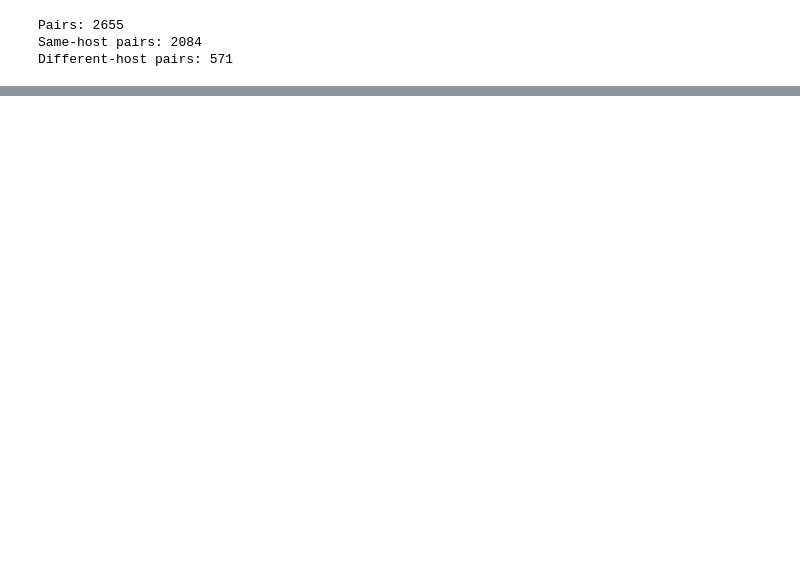
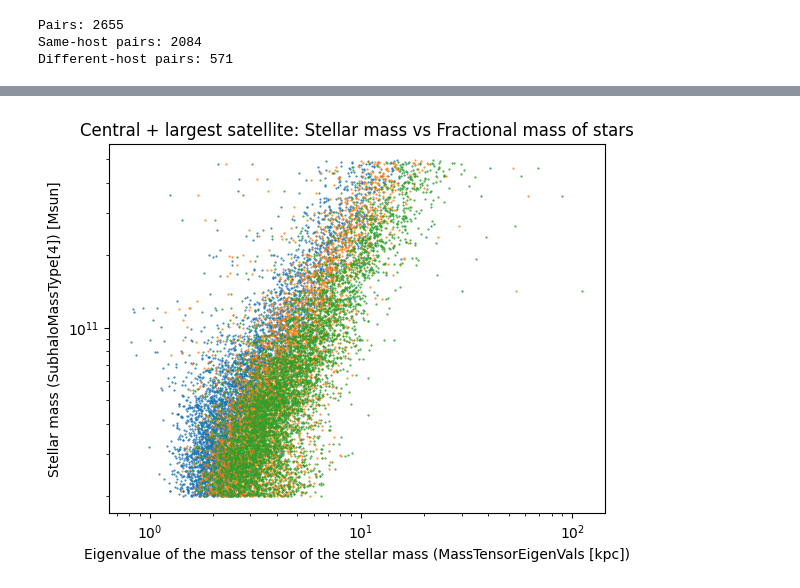
Before and after one commit to topesonen/dsp-cosmology, a Jupyter notebook: notebooks/explore_using_module_and_catalog.ipynb, the cells around one changed output, grey strips where cells are left out. Drawn from its saved outputs; the diff is of its cells as text; code cells hidden in the pictures; blank space fills up the shorter version.

```diff
--- a/notebooks/explore_using_module_and_catalog.ipynb
+++ b/notebooks/explore_using_module_and_catalog.ipynb
@@ -246,0 +413,21 @@ plt.show()
+# %%
+# Example plot utilizing catalog_data directly
+# here we'll show a histogram of the first eigenvalue from MassTensorEigenVals
+
+eig1 = catalog_data['MassTensorEigenVals'][:,0]
+eig2 = catalog_data['MassTensorEigenVals'][:,1]
+eig3 = catalog_data['MassTensorEigenVals'][:,2]
+
+# MassTensorEigenVals 1
+plt.figure()
+plt.plot(catalog_data['MassTensorEigenVals'][:,0], mstar, ".", markersize=1.0, color="C0")
+plt.plot(catalog_data['MassTensorEigenVals'][:,1], mstar, ".", markersize=1.0, color="C1")
+plt.plot(catalog_data['MassTensorEigenVals'][:,2], mstar, ".", markersize=1.0, color="C2")
+plt.xscale("log")
+plt.yscale("log")
+plt.xlabel("Eigenvalue of the mass tensor of the stellar mass (MassTensorEigenVals [kpc])")
+plt.ylabel("Stellar mass (SubhaloMassType[4]) [Msun]")
+plt.title("Central + largest satellite: Stellar mass vs Fractional mass of stars")
+plt.show()
+# %% [output]
+[figure, added]
```
Also changed, not shown: parts of 11 cells of this notebook.
